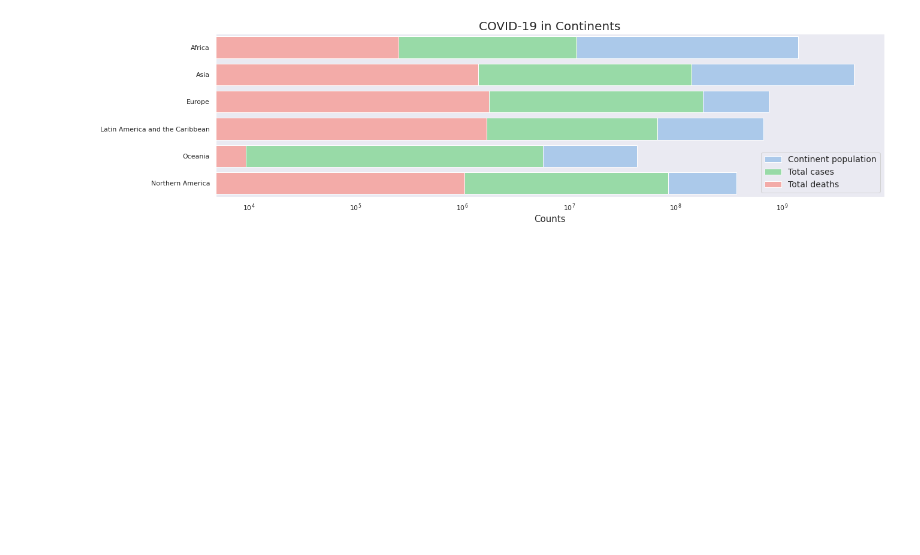
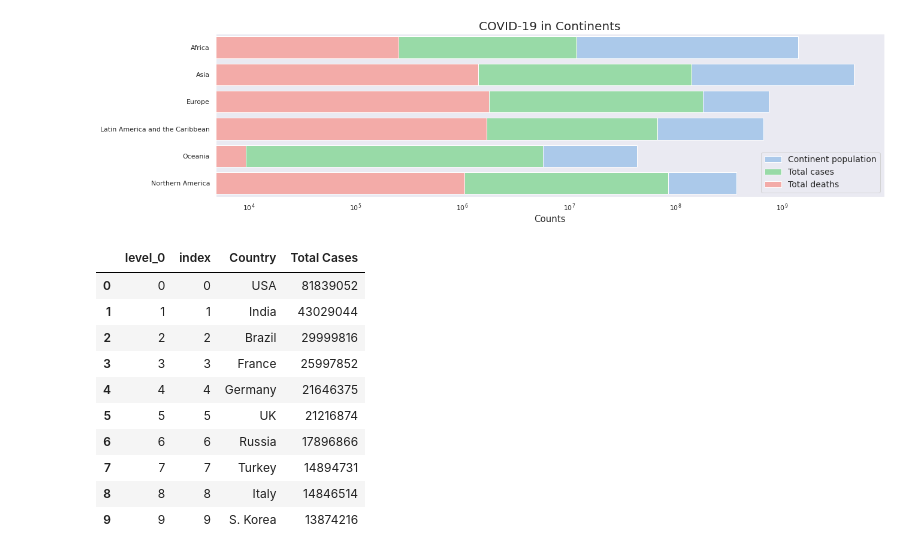
Before and after one commit to DariaPrzytula/Data-Science, a Jupyter notebook: COVID_19_Coronavirus_Pandemic.ipynb, the cells around one changed output. Cells and saved outputs as stored; diff of their text form; code cells hidden in the pictures; blank space fills up the shorter version.

```diff
--- a/COVID_19_Coronavirus_Pandemic.ipynb
+++ b/COVID_19_Coronavirus_Pandemic.ipynb
@@ -149,0 +178,14 @@ plt.grid(False)
+# %%
+top10country_cases
+# %% [output]
+|  | level_0 | index | Country | Total Cases |
+| 0 | 0 | 0 | USA | 81839052 |
+| 1 | 1 | 1 | India | 43029044 |
+| 2 | 2 | 2 | Brazil | 29999816 |
+| 3 | 3 | 3 | France | 25997852 |
+| 4 | 4 | 4 | Germany | 21646375 |
+| 5 | 5 | 5 | UK | 21216874 |
+| 6 | 6 | 6 | Russia | 17896866 |
+| 7 | 7 | 7 | Turkey | 14894731 |
+| 8 | 8 | 8 | Italy | 14846514 |
+| 9 | 9 | 9 | S. Korea | 13874216 |
```
Also changed, not shown: parts of 11 cells of this notebook.
